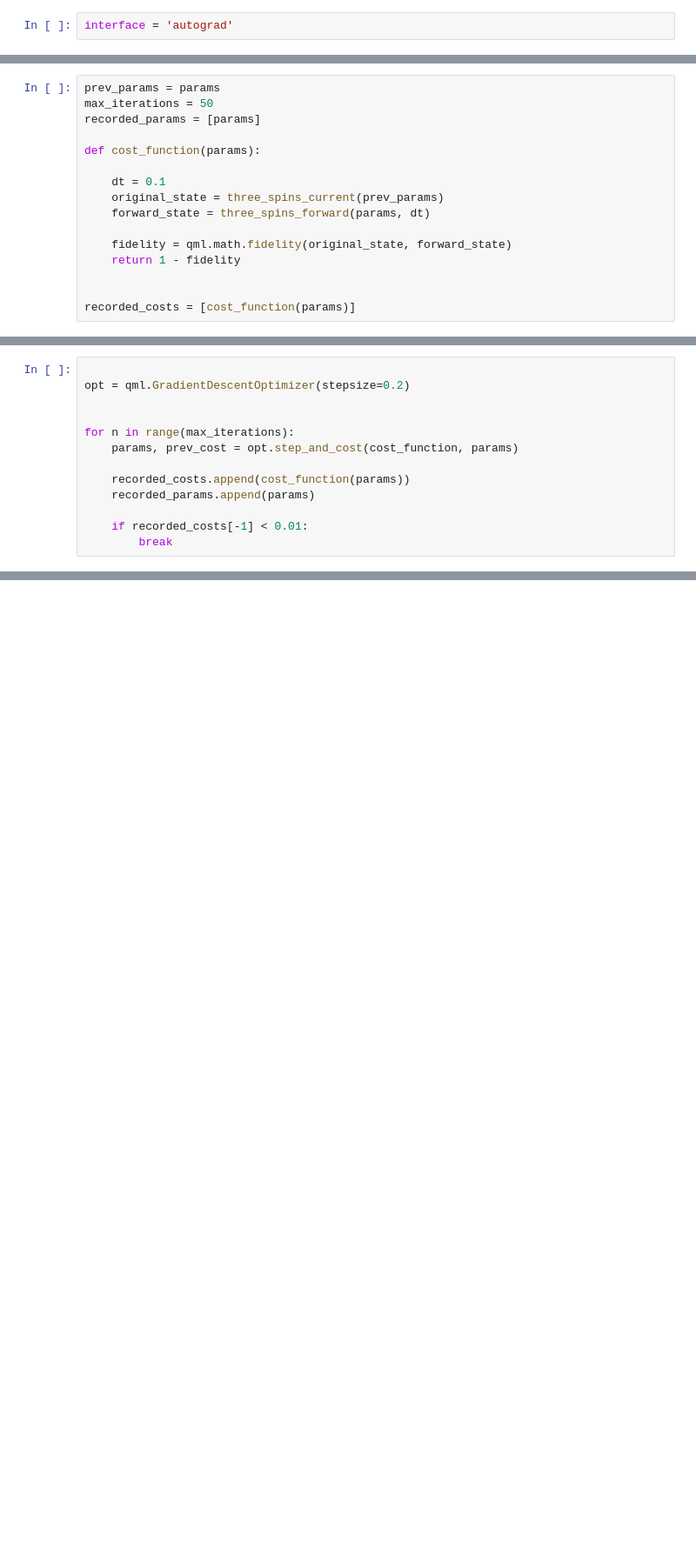
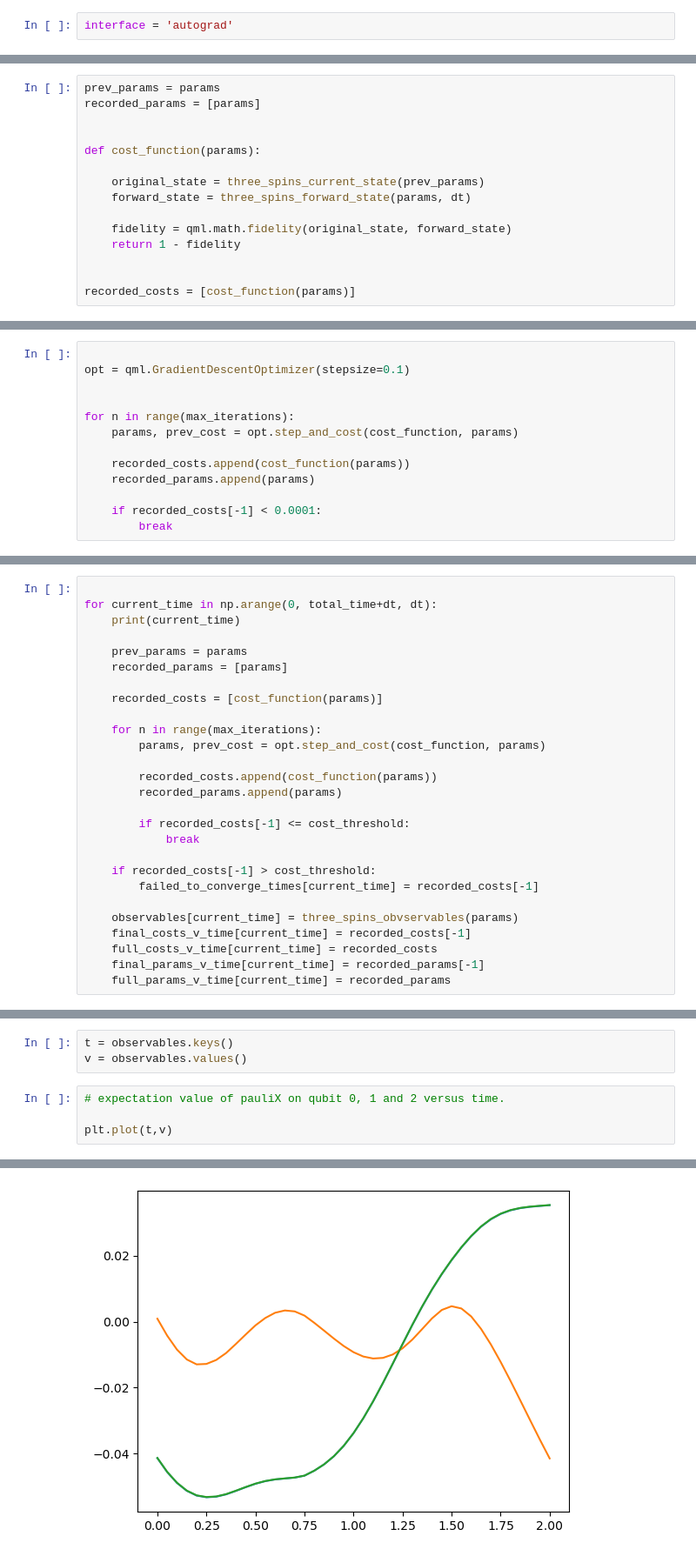
Before and after one commit to gadamc/uw_qx_pvqd_qhack2023, a Jupyter notebook: test_circuit.ipynb, the cells around one changed output, grey strips where cells are left out. Shown: that part at 87% size. Drawn from its saved outputs; the diff is of its cells as text; blank space fills up the shorter version.

Commit message:
added observables

```diff
--- a/test_circuit.ipynb
+++ b/test_circuit.ipynb
@@ -46,13 +51,12 @@ qml.math.fidelity(original_state, forward_state)
 # %%
 prev_params = params
-max_iterations = 50
 recorded_params = [params]
+
 
 def cost_function(params):
 
-    dt = 0.1
-    original_state = three_spins_current(prev_params)
-    forward_state = three_spins_forward(params, dt)
+    original_state = three_spins_current_state(prev_params)
+    forward_state = three_spins_forward_state(params, dt)
 
     fidelity = qml.math.fidelity(original_state, forward_state)
     return 1 - fidelity
@@ -66,6 +70,6 @@ cost_function(np.random.random(18))
 # %%
 
-opt = qml.GradientDescentOptimizer(stepsize=0.2)
+opt = qml.GradientDescentOptimizer(stepsize=0.1)
 
 
 for n in range(max_iterations):
@@ -74,5 +78,5 @@ for n in range(max_iterations):
     recorded_costs.append(cost_function(params))
     recorded_params.append(params)
 
-    if recorded_costs[-1] < 0.01:
+    if recorded_costs[-1] < 0.0001:
         break
@@ -102,0 +109,27 @@ recorded_params
+# %%
+
+for current_time in np.arange(0, total_time+dt, dt):
+    print(current_time)
+
+    prev_params = params
+    recorded_params = [params]
+
+    recorded_costs = [cost_function(params)]
+
+    for n in range(max_iterations):
+        params, prev_cost = opt.step_and_cost(cost_function, params)
+
+        recorded_costs.append(cost_function(params))
+        recorded_params.append(params)
+
+        if recorded_costs[-1] <= cost_threshold:
+            break
+
+    if recorded_costs[-1] > cost_threshold:
+        failed_to_converge_times[current_time] = recorded_costs[-1]
+
+    observables[current_time] = three_spins_obvservables(params)
+    final_costs_v_time[current_time] = recorded_costs[-1]
+    full_costs_v_time[current_time] = recorded_costs
+    final_params_v_time[current_time] = recorded_params[-1]
+    full_params_v_time[current_time] = recorded_params
@@ -102,0 +216,8 @@ recorded_params
+# %%
+t = observables.keys()
+v = observables.values()
+# %%
+# expectation value of pauliX on qubit 0, 1 and 2 versus time.
+
+plt.plot(t,v)
+# %% [output]
@@ -102,0 +227 @@ recorded_params
+[figure, added]
```
Also changed, not shown: parts of 12 cells of this notebook, 3 other files.
